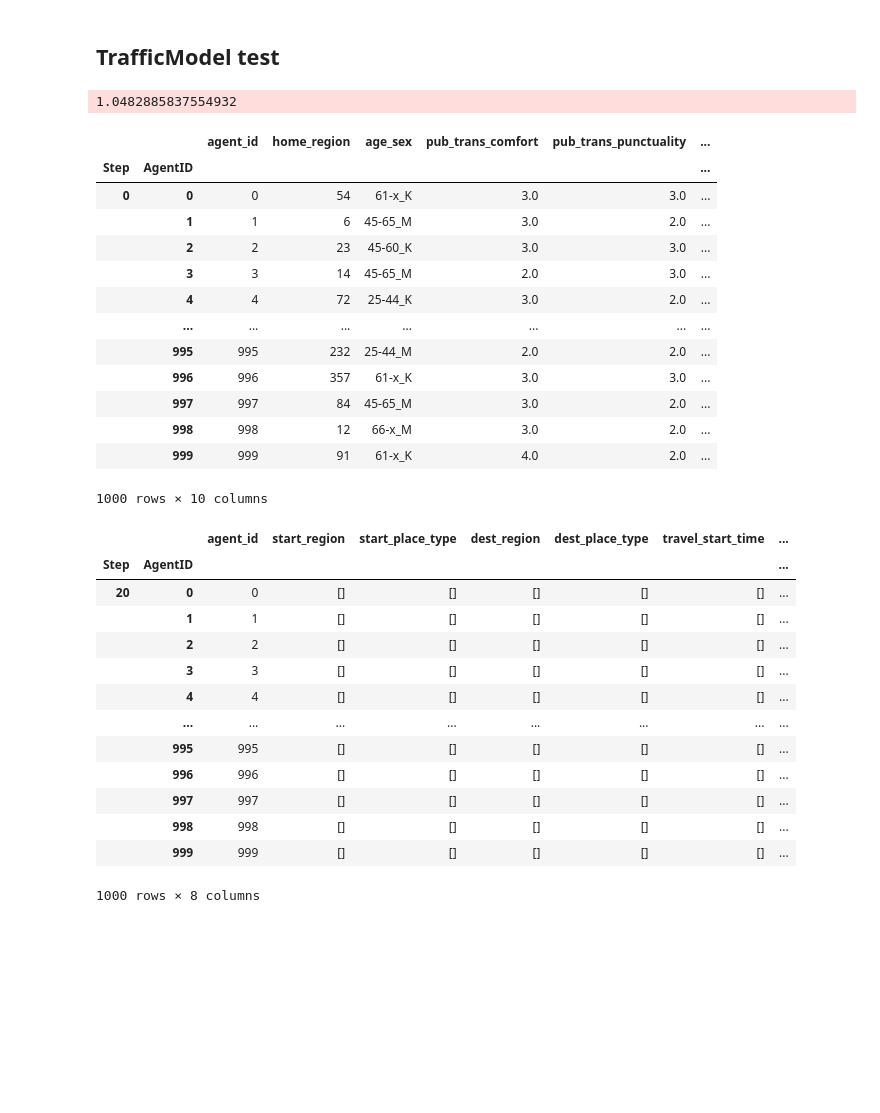
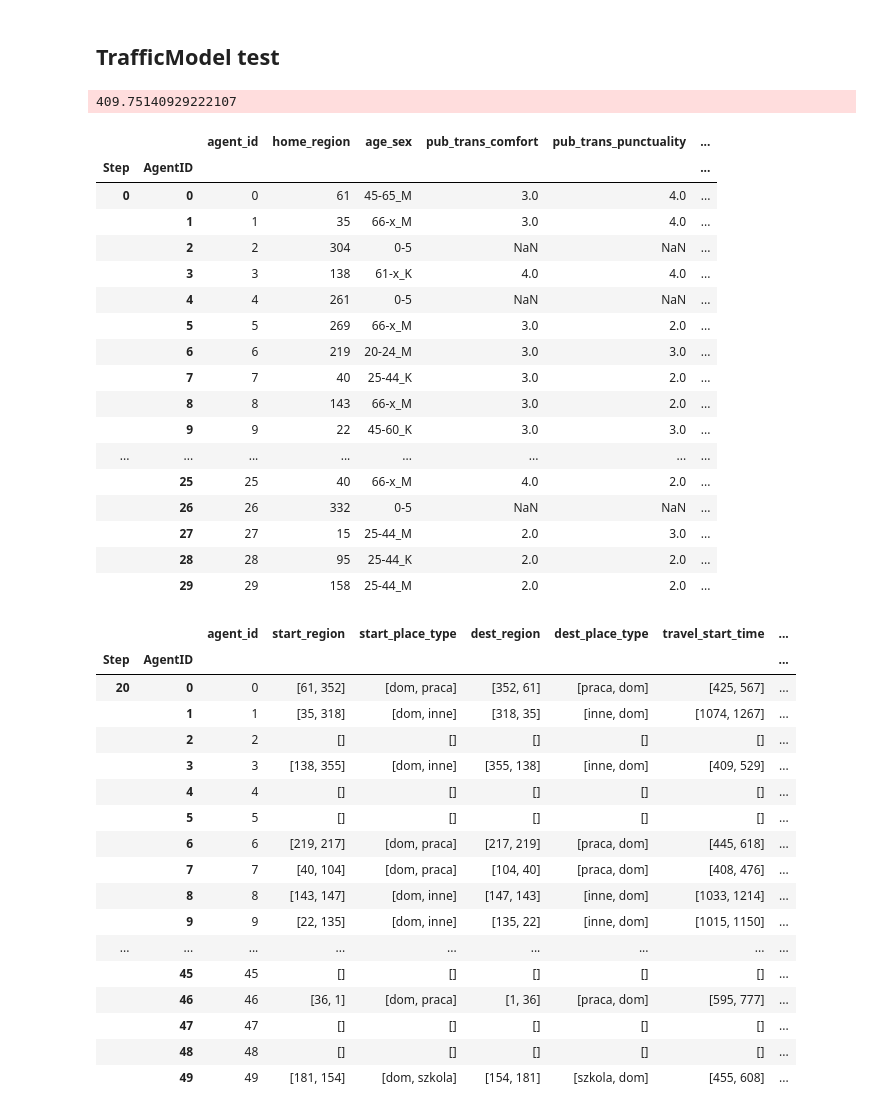
Before and after one commit to AgataSkibinska/urban-mobility-project, a Jupyter notebook: experiments/experiment.ipynb, the cells around one changed output. Cells and saved outputs as stored; diff of their text form; code cells hidden in the pictures; blank space fills up the shorter version.

```diff
--- a/experiments/experiment.ipynb
+++ b/experiments/experiment.ipynb
@@ -409,7 +409,7 @@ end_time = 23 * 60
 
 
 model = TrafficModel(
-    N=1000,  # 635701
+    N=600000,  # 635701
     population_dist=population_dist,
     demography_dist=demography_dist,
     pub_trans_comfort_dist=pub_trans_comfort_dist,
@@ -438,38 +438,46 @@ for i in tqdm(range(start_time, end_time+1, step_time)):
 print()
 print(time.time() - start_timer)
 # %% [output]
-1.0482885837554932
+409.75140929222107
 # %%
-model.agent_data_collector.get_agent_vars_dataframe()
+model.agent_data_collector.get_agent_vars_dataframe().head(30)
 # %% [output]
 |  |  | agent_id | home_region | age_sex | pub_trans_comfort | pub_trans_punctuality | ... |
 | Step | AgentID |  |  |  |  |  | ... |
-| 0 | 0 | 0 | 54 | 61-x_K | 3.0 | 3.0 | ... |
-|  | 1 | 1 | 6 | 45-65_M | 3.0 | 2.0 | ... |
-|  | 2 | 2 | 23 | 45-60_K | 3.0 | 3.0 | ... |
-|  | 3 | 3 | 14 | 45-65_M | 2.0 | 3.0 | ... |
-|  | 4 | 4 | 72 | 25-44_K | 3.0 | 2.0 | ... |
-|  | ... | ... | ... | ... | ... | ... | ... |
-|  | 995 | 995 | 232 | 25-44_M | 2.0 | 2.0 | ... |
-|  | 996 | 996 | 357 | 61-x_K | 3.0 | 3.0 | ... |
-|  | 997 | 997 | 84 | 45-65_M | 3.0 | 2.0 | ... |
-|  | 998 | 998 | 12 | 66-x_M | 3.0 | 2.0 | ... |
-|  | 999 | 999 | 91 | 61-x_K | 4.0 | 2.0 | ... |
+| 0 | 0 | 0 | 61 | 45-65_M | 3.0 | 4.0 | ... |
+|  | 1 | 1 | 35 | 66-x_M | 3.0 | 4.0 | ... |
+|  | 2 | 2 | 304 | 0-5 | NaN | NaN | ... |
+|  | 3 | 3 | 138 | 61-x_K | 4.0 | 4.0 | ... |
+|  | 4 | 4 | 261 | 0-5 | NaN | NaN | ... |
+|  | 5 | 5 | 269 | 66-x_M | 3.0 | 2.0 | ... |
+|  | 6 | 6 | 219 | 20-24_M | 3.0 | 3.0 | ... |
+|  | 7 | 7 | 40 | 25-44_K | 3.0 | 2.0 | ... |
+|  | 8 | 8 | 143 | 66-x_M | 3.0 | 2.0 | ... |
+|  | 9 | 9 | 22 | 45-60_K | 3.0 | 3.0 | ... |
+| ... | ... | ... | ... | ... | ... | ... | ... |
+|  | 25 | 25 | 40 | 66-x_M | 4.0 | 2.0 | ... |
+|  | 26 | 26 | 332 | 0-5 | NaN | NaN | ... |
+|  | 27 | 27 | 15 | 25-44_M | 2.0 | 3.0 | ... |
+|  | 28 | 28 | 95 | 25-44_K | 2.0 | 2.0 | ... |
+|  | 29 | 29 | 158 | 25-44_M | 2.0 | 2.0 | ... |
-1000 rows × 10 columns
 # %%
-model.travels_data_collector.get_agent_vars_dataframe()
+model.travels_data_collector.get_agent_vars_dataframe().head(50)
 # %% [output]
 |  |  | agent_id | start_region | start_place_type | dest_region | dest_place_type | travel_start_time | ... |
 | Step | AgentID |  |  |  |  |  |  | ... |
-| 20 | 0 | 0 | [] | [] | [] | [] | [] | ... |
-|  | 1 | 1 | [] | [] | [] | [] | [] | ... |
+| 20 | 0 | 0 | [61, 352] | [dom, praca] | [352, 61] | [praca, dom] | [425, 567] | ... |
+|  | 1 | 1 | [35, 318] | [dom, inne] | [318, 35] | [inne, dom] | [1074, 1267] | ... |
 |  | 2 | 2 | [] | [] | [] | [] | [] | ... |
-|  | 3 | 3 | [] | [] | [] | [] | [] | ... |
+|  | 3 | 3 | [138, 355] | [dom, inne] | [355, 138] | [inne, dom] | [409, 529] | ... |
 |  | 4 | 4 | [] | [] | [] | [] | [] | ... |
-|  | ... | ... | ... | ... | ... | ... | ... | ... |
-|  | 995 | 995 | [] | [] | [] | [] | [] | ... |
-|  | 996 | 996 | [] | [] | [] | [] | [] | ... |
-|  | 997 | 997 | [] | [] | [] | [] | [] | ... |
-|  | 998 | 998 | [] | [] | [] | [] | [] | ... |
-|  | 999 | 999 | [] | [] | [] | [] | [] | ... |
+|  | 5 | 5 | [] | [] | [] | [] | [] | ... |
+|  | 6 | 6 | [219, 217] | [dom, praca] | [217, 219] | [praca, dom] | [445, 618] | ... |
+|  | 7 | 7 | [40, 104] | [dom, praca] | [104, 40] | [praca, dom] | [408, 476] | ... |
+|  | 8 | 8 | [143, 147] | [dom, inne] | [147, 143] | [inne, dom] | [1033, 1214] | ... |
+|  | 9 | 9 | [22, 135] | [dom, inne] | [135, 22] | [inne, dom] | [1015, 1150] | ... |
+| ... | ... | ... | ... | ... | ... | ... | ... | ... |
+|  | 45 | 45 | [] | [] | [] | [] | [] | ... |
+|  | 46 | 46 | [36, 1] | [dom, praca] | [1, 36] | [praca, dom] | [595, 777] | ... |
+|  | 47 | 47 | [] | [] | [] | [] | [] | ... |
+|  | 48 | 48 | [] | [] | [] | [] | [] | ... |
+|  | 49 | 49 | [181, 154] | [dom, szkola] | [154, 181] | [szkola, dom] | [455, 608] | ... |
-1000 rows × 8 columns
```
Also changed, not shown: parts of 5 cells of this notebook.
